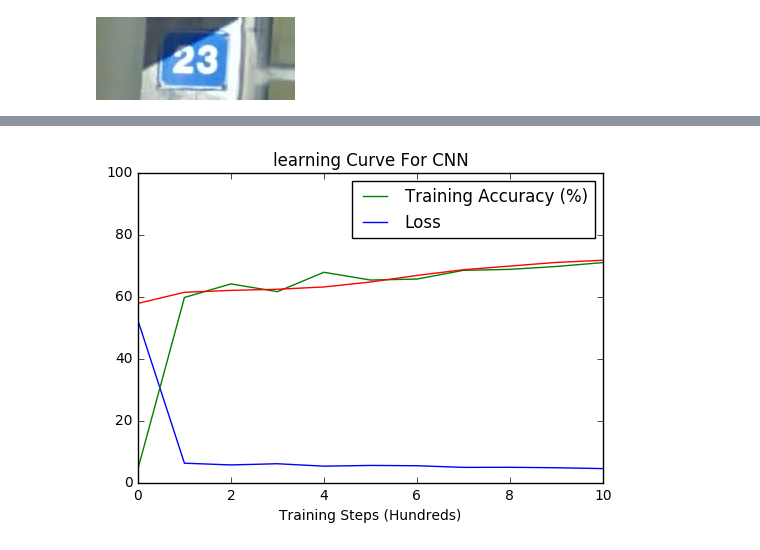
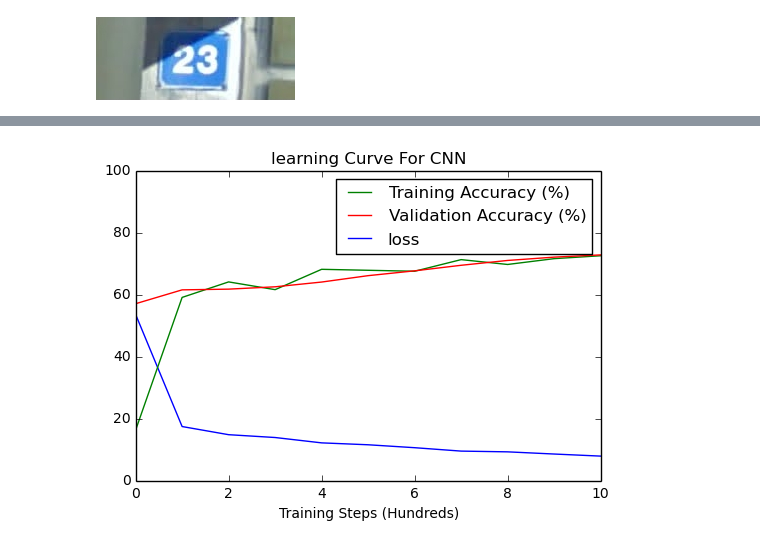
Before and after one commit to charlescc9/deep-learning-image-classification, a Jupyter notebook: svhn_large.ipynb, the cells around one changed output, grey strips where cells are left out. Saved outputs shown, nothing was run; the diff lists cells and outputs as text; code cells hidden in the pictures.

Commit message:
feat: modified CNN model structure
increased step number and layer depths

```diff
--- a/svhn_large.ipynb
+++ b/svhn_large.ipynb
@@ -13,9 +13,9 @@ from __future__ import division
 from __future__ import print_function
 
 # Global variables
-train_dir = 'svhn_large_data/train'
-test_dir = 'svhn_large_data/test'
-extra_dir = 'svhn_large_data/extra'
+train_dir = 'svhn_train_data'
+test_dir = 'svhn_test_data'
+extra_dir = 'svhn_extra_data'
 # %%
 # First two images
 display.display(display.Image(train_dir + '/' + str(1) + '.png'), display.Image(train_dir + '/' + str(2) + '.png'))
@@ -632,16 +592,16 @@ Test set accuracy = 65.81%
 # %%
 """ CONVOLUTIONAL NEURAL NETWORK """
-
+tf.logging.set_verbosity(tf.logging.INFO)
 start = time.time()
 
 # Hyperparameters
-steps_num = 1001
-batch_size = 32
+steps_num = 2501
+batch_size = 64
 patch_size = 5
-conv_depth_1 = 16
-conv_depth_2 = 32
+conv_depth_1 = 32
+conv_depth_2 = 64
 full_nodes = 512
-reg_constant = 0.001
+reg_constant = 5e-4
 dropout_rate = 0.5
 train_accuracies = []
 valid_accuracies = []
@@ -770,12 +730,18 @@ with graph.as_default():
     (test_output_1, test_output_2, test_output_3, test_output_4, test_output_5) = model(test_X_tf, False)
 
     # L2 regularization (only on fully connected layers)
-    regularization = reg_constant * (tf.nn.l2_loss(weights_output_1) +
+    regularization = reg_constant * (tf.nn.l2_loss(weights_full) +
+                                     tf.nn.l2_loss(biases_full) +
+                                     tf.nn.l2_loss(weights_output_1) +
                                      tf.nn.l2_loss(weights_output_2) +
                                      tf.nn.l2_loss(weights_output_3) +
                                      tf.nn.l2_loss(weights_output_4) +
-                                     tf.nn.l2_loss(weights_output_5))
-
+                                     tf.nn.l2_loss(weights_output_5) +
+                                     tf.nn.l2_loss(biases_output_1) +
+                                     tf.nn.l2_loss(biases_output_2) +
+                                     tf.nn.l2_loss(biases_output_3) +
+                                     tf.nn.l2_loss(biases_output_4) +
+                                     tf.nn.l2_loss(biases_output_5))
     # Loss
     loss = tf.reduce_mean(tf.nn.softmax_cross_entropy_with_logits(train_output_1, train_y_tf[:,0,:]) +
                           tf.nn.softmax_cross_entropy_with_logits(train_output_2, train_y_tf[:,1,:]) +
@@ -852,17 +818,16 @@ with tf.Session(graph=graph) as session:
     print('Test set accuracy = %.2f%%' % accuracy(test_preds_total, test_y))
 
 # Plot training graph to access performance
-l, = plt.plot(losses, label='Loss')
-ta, = plt.plot(train_accuracies, label='Training Accuracy (%)')
-va, = plt.plot(valid_accuracies, label='Validation Accuracy (%)')
+l, = plt.plot(losses)
+ta, = plt.plot(train_accuracies)
+va, = plt.plot(valid_accuracies)
 plt.xlabel('Training Steps (Hundreds)')
 plt.ylim(0, 100)
 plt.xlim(0, 10)
 plt.title('learning Curve For CNN')
-plt.legend(handles=[ta, va, l])
-plt.legend(handles=[ta, l])
+plt.legend([ta, va, l], ['Training Accuracy (%)', 'Validation Accuracy (%)', 'loss'])
 plt.show()
 
 end = time.time()
-print('Training and evaluation took %d minutes' % int((end - start) / 60))
+print('Training and evaluation took %d minutes' % int(np.ceil((end - start) / 60)))
 # %% [output]
@@ -886 +851 @@ Test set accuracy = 68.61%
-[figure, old version]
+[figure, new version]
```
Also changed, not shown: parts of 6 cells of this notebook.
